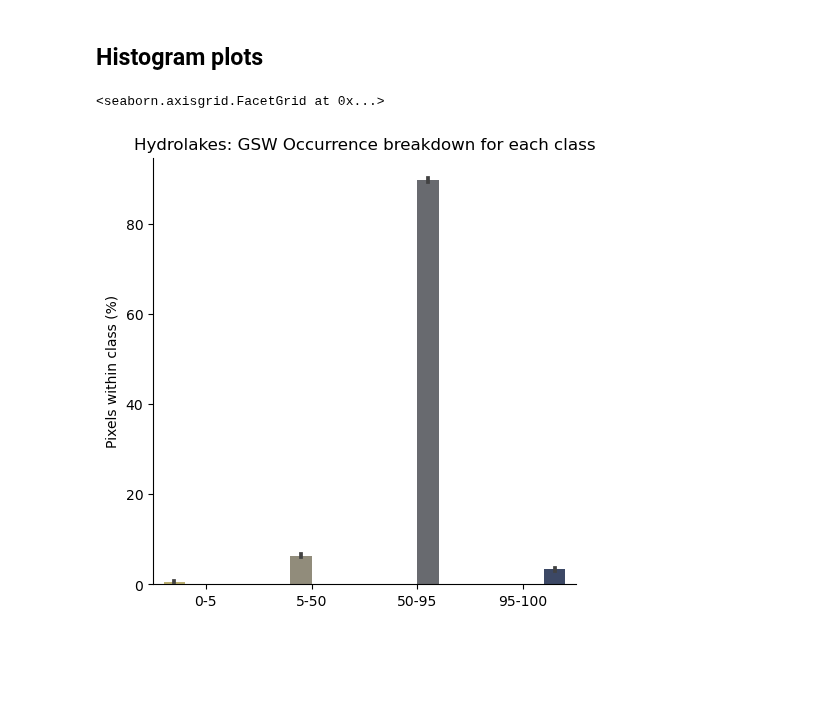
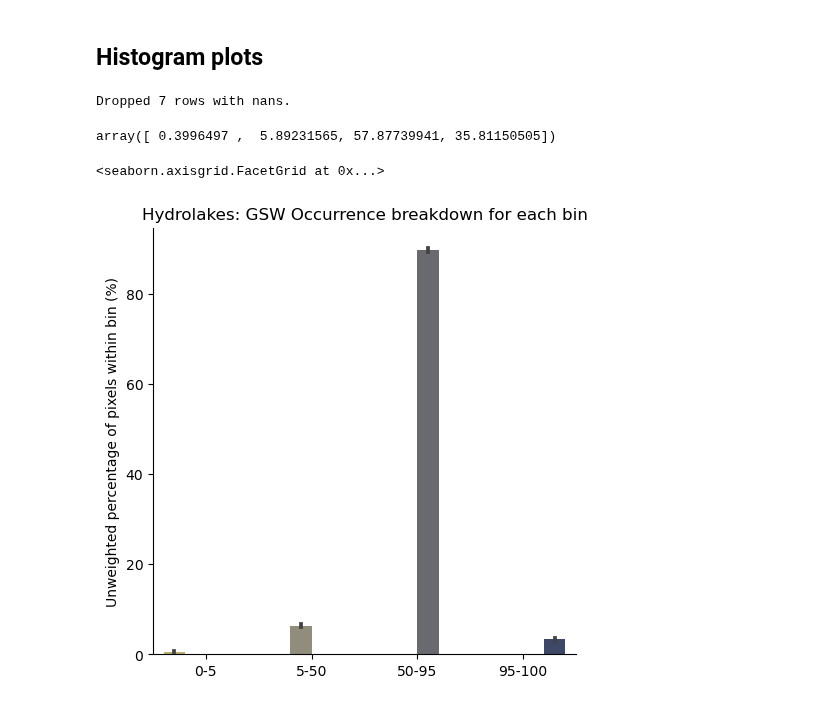
Before and after one commit to ekcomputer/lake-area, a Jupyter notebook: HL_zonal_GSW_batch.ipynb, the cells around one changed output. Saved outputs shown, nothing was run; the diff lists cells and outputs as text; code cells hidden in the pictures; blank space fills up the shorter version.

Commit message:
updating hist plots

```diff
--- a/HL_zonal_GSW_batch.ipynb
+++ b/HL_zonal_GSW_batch.ipynb
@@ -250,16 +252,35 @@ gdf_join_binned_pth = os.path.join(analysis_dir, 'HL_zStats_Oc_binned.shp')
 gdf_join_binned.to_file(gdf_join_binned_pth)
 # %% [markdown]
 ## Histogram plots
+# %%
+## load if necessary (previously defined vars)
+# gdf_join_full_pth = os.path.join(analysis_dir, 'HL_zStats_Oc_full.shp')
+# gdf_join_full = gpd.read_file(gdf_join_full_pth)
+
+# gdf_join_binned_pth = os.path.join(analysis_dir, 'HL_zStats_Oc_binned.shp')
+# gdf_join_binned = gpd.read_file(gdf_join_binned_pth)
+
+bin_labels = ['0-5', '5-50', '50-95', '95-100']
+# %%
+## Preprocess to remove any nan's in important columns
+gdf_join_binnedF = gdf_join_binned.dropna(subset=bin_labels) # filtered
+print(f'Dropped {gdf_join_binned.shape[0] - gdf_join_binnedF.shape[0]} rows with nans.')
+## Take weighted average
+weightAvg = np.average(gdf_join_binnedF[bin_labels], weights = gdf_join_binnedF['Lake_area'], axis=0)
+# weightAvg = np.average(gdf_join_binned[bin_labels], axis=0)
+
+weightAvg
+# %% [output]
+Dropped 7 rows with nans.
+array([ 0.3996497 ,  5.89231565, 57.87739941, 35.81150505])
 # %%
 ## Plot
-# gdf_join_binned.plot.hist()
-import seaborn as sns
 ## Reshape (melt) and plot as grouped bar plot
 "Within all of one occurrence bin, what was the contribution of LEV values"
 g = sns.catplot(gdf_join_binned[['Hylak_id']+bin_labels].melt(id_vars='Hylak_id', var_name='Occurrence bin'),\
-     hue = 'Occurrence bin', y='value', x='Occurrence bin', kind='bar', palette='cividis_r')
-g.set_axis_labels('', 'Pixels within class (%)')
-g.set(title=f'Hydrolakes: GSW Occurrence breakdown for each class')
+     hue = 'Occurrence bin', y='value', x='Occurrence bin', kind='bar', palette='cividis_r', errorbar=('ci', 95))
+g.set_axis_labels('', 'Unweighted percentage of pixels within bin (%)')
+g.set(title=f'Hydrolakes: GSW Occurrence breakdown for each bin')
 # %% [output]
 <seaborn.axisgrid.FacetGrid at 0x...>
-[figure, old version]
+[figure, new version]
```
Also changed, not shown: parts of 4 cells of this notebook, 1 other file.
